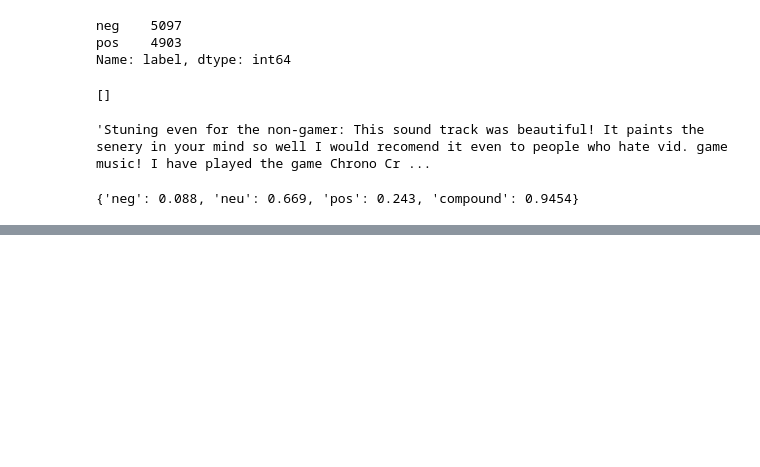
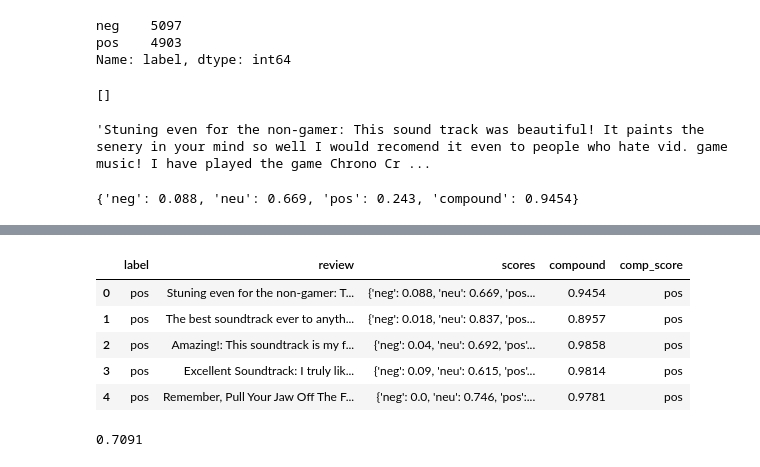
Before and after one commit to Ashishkhurana01/NLP, a Jupyter notebook: NLP.ipynb, the cells around one changed output, grey strips where cells are left out. Cells and saved outputs as stored; diff of their text form; code cells hidden in the pictures; blank space fills up the shorter version.

```diff
--- a/NLP.ipynb
+++ b/NLP.ipynb
@@ -1393,3 +1393,5 @@ df.iloc[0]['review']
 sid.polarity_scores(df.iloc[0]['review'])
 # %% [output]
 {'neg': 0.088, 'neu': 0.669, 'pos': 0.243, 'compound': 0.9454}
+# %%
+df['scores'] = df['review'].apply(lambda review: sid.polarity_scores(review))
@@ -1395,0 +1407,2 @@ sid.polarity_scores(df.iloc[0]['review'])
+# %%
+df['compound'] = df['scores'].apply(lambda d:d['compound'])
@@ -1395,0 +1418,11 @@ sid.polarity_scores(df.iloc[0]['review'])
+# %%
+df['comp_score'] = df['compound'].apply(lambda score: 'pos' if score>=0 else 'neg')
+# %%
+df.head()
+# %% [output]
+|  | label | review | scores | compound | comp_score |
+| 0 | pos | Stuning even for the non-gamer: T... | {'neg': 0.088, 'neu': 0.669, 'pos... | 0.9454 | pos |
+| 1 | pos | The best soundtrack ever to anyth... | {'neg': 0.018, 'neu': 0.837, 'pos... | 0.8957 | pos |
+| 2 | pos | Amazing!: This soundtrack is my f... | {'neg': 0.04, 'neu': 0.692, 'pos'... | 0.9858 | pos |
+| 3 | pos | Excellent Soundtrack: I truly lik... | {'neg': 0.09, 'neu': 0.615, 'pos'... | 0.9814 | pos |
+| 4 | pos | Remember, Pull Your Jaw Off The F... | {'neg': 0.0, 'neu': 0.746, 'pos':... | 0.9781 | pos |
@@ -1395,0 +1431,4 @@ sid.polarity_scores(df.iloc[0]['review'])
+# %%
+accuracy_score(df['label'],df['comp_score'])
+# %% [output]
+0.7091
```
Also changed, not shown: parts of 5 cells of this notebook.
